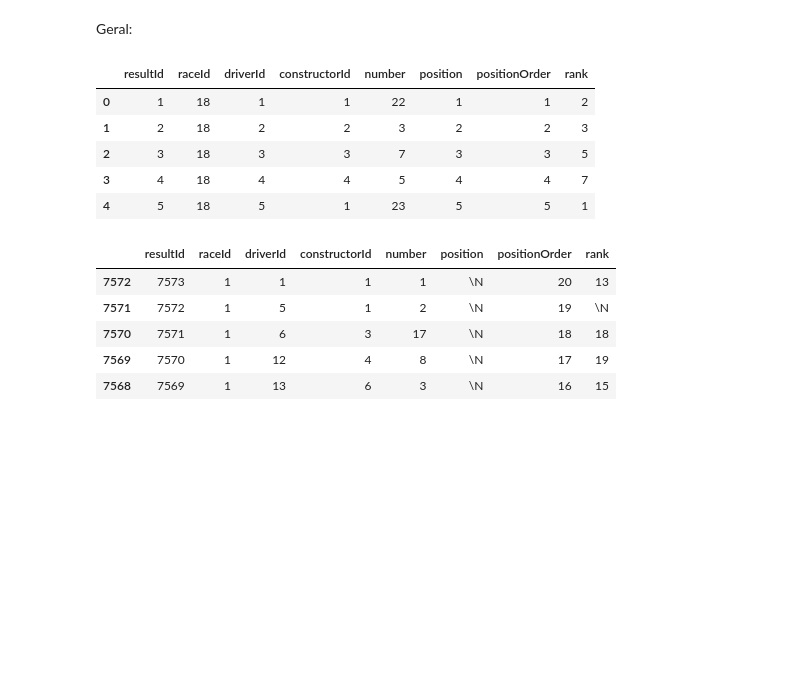
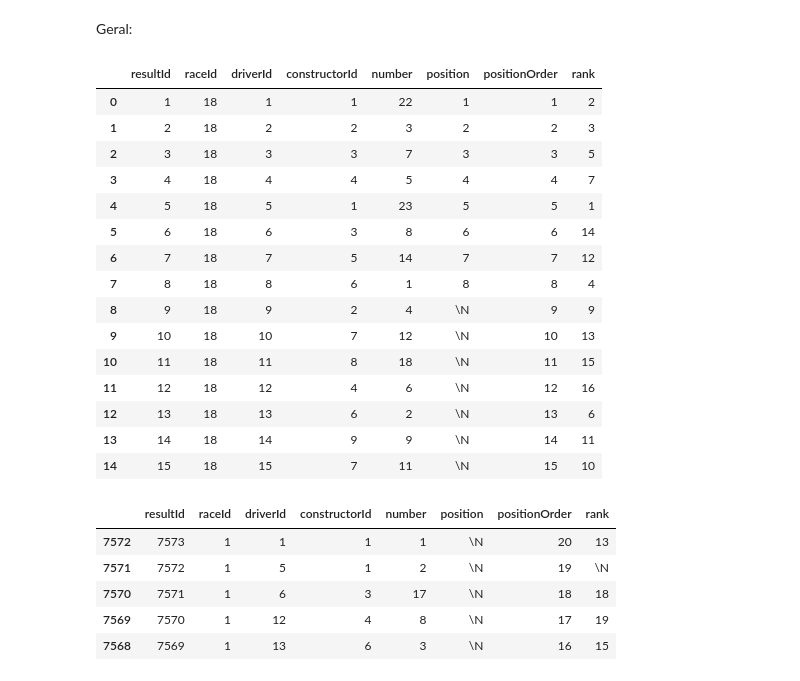
Before and after one commit to Amanda-Carmo/projeto2_cdados, a Jupyter notebook: Projeto 2 DADOS.ipynb, the cells around one changed output. Cells and saved outputs as stored; diff of their text form; code cells hidden in the pictures; blank space fills up the shorter version.

```diff
--- a/Projeto 2 DADOS.ipynb
+++ b/Projeto 2 DADOS.ipynb
@@ -156,14 +160,24 @@ Geral:
 # %%
 dados_result =  dados_result.drop(dados_result.columns[[5, 7, 9, 10,11,12,13,15,16,17]], axis=1)
 # %%
-dados_result.head()
+dados_result.head(15)
 # %% [output]
 |  | resultId | raceId | driverId | constructorId | number | position | positionOrder | rank |
 | 0 | 1 | 18 | 1 | 1 | 22 | 1 | 1 | 2 |
 | 1 | 2 | 18 | 2 | 2 | 3 | 2 | 2 | 3 |
 | 2 | 3 | 18 | 3 | 3 | 7 | 3 | 3 | 5 |
 | 3 | 4 | 18 | 4 | 4 | 5 | 4 | 4 | 7 |
 | 4 | 5 | 18 | 5 | 1 | 23 | 5 | 5 | 1 |
+| 5 | 6 | 18 | 6 | 3 | 8 | 6 | 6 | 14 |
+| 6 | 7 | 18 | 7 | 5 | 14 | 7 | 7 | 12 |
+| 7 | 8 | 18 | 8 | 6 | 1 | 8 | 8 | 4 |
+| 8 | 9 | 18 | 9 | 2 | 4 | \N | 9 | 9 |
+| 9 | 10 | 18 | 10 | 7 | 12 | \N | 10 | 13 |
+| 10 | 11 | 18 | 11 | 8 | 18 | \N | 11 | 15 |
+| 11 | 12 | 18 | 12 | 4 | 6 | \N | 12 | 16 |
+| 12 | 13 | 18 | 13 | 6 | 2 | \N | 13 | 6 |
+| 13 | 14 | 18 | 14 | 9 | 9 | \N | 14 | 11 |
+| 14 | 15 | 18 | 15 | 7 | 11 | \N | 15 | 10 |
 # %%
 dados_results = dados_result.sort_values(by=['raceId'])
 # %%
```
Also changed, not shown: parts of 32 cells of this notebook.
